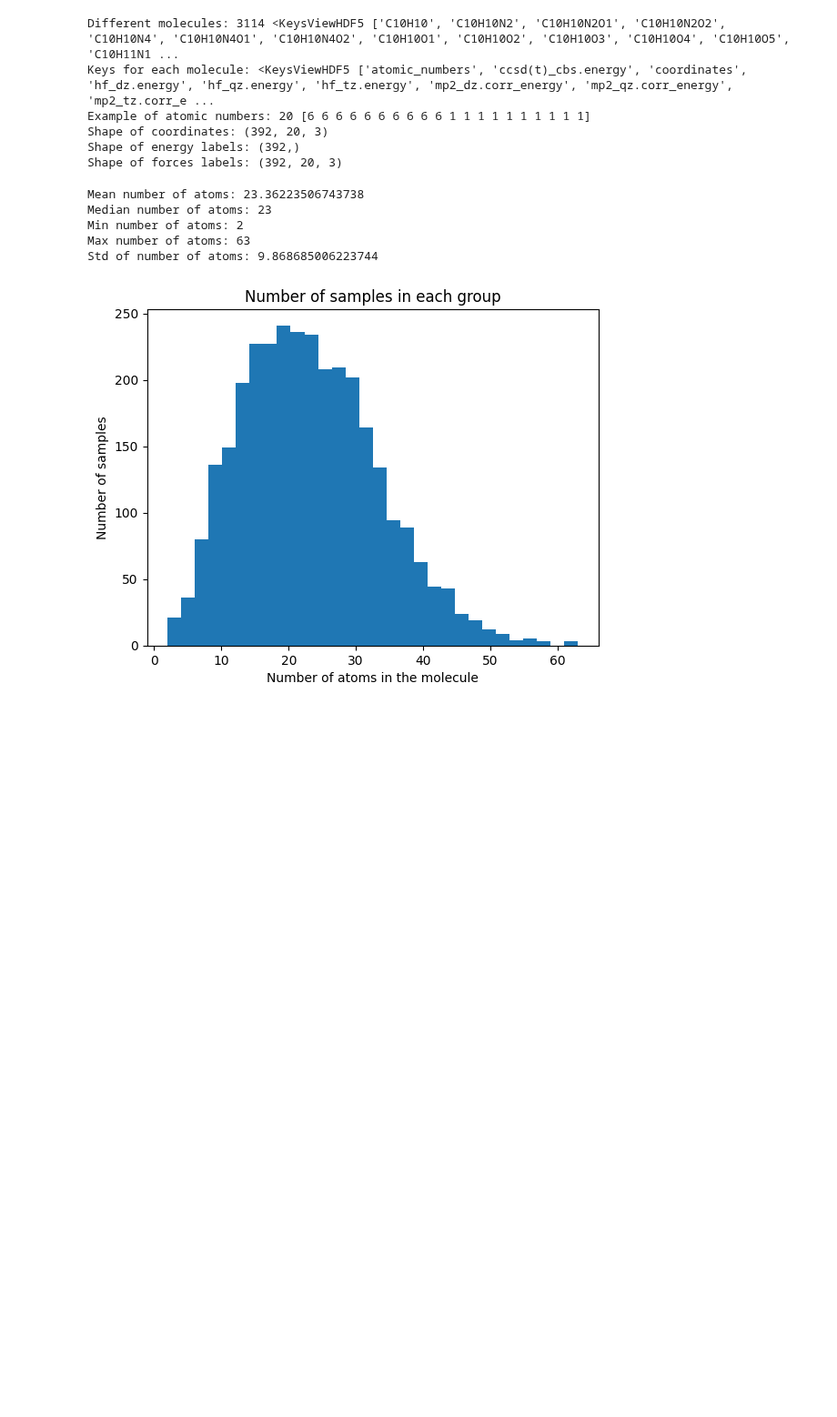
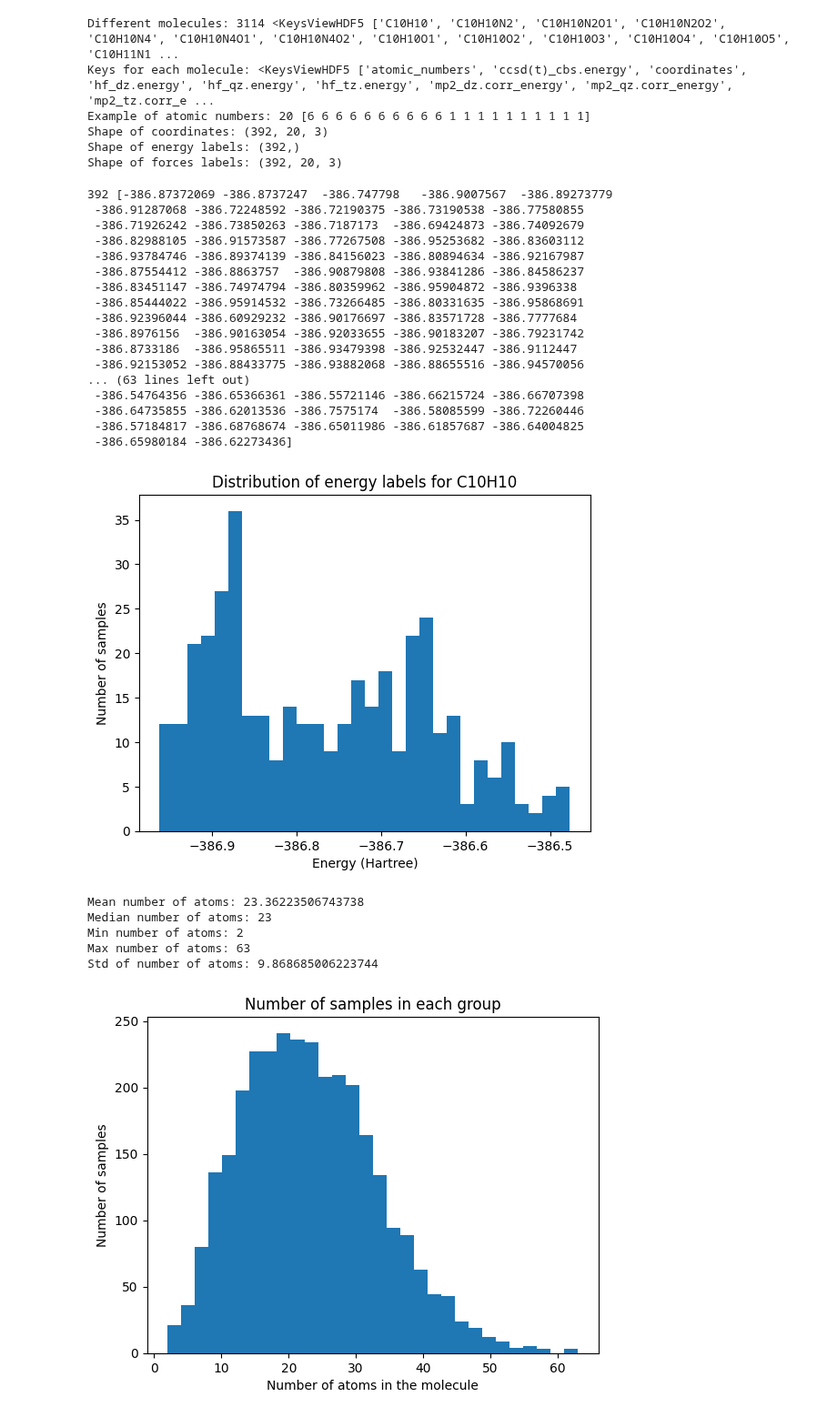
Before and after one commit to matteotolloso/mace, a Jupyter notebook: dataset/ani1x-dataset_split.ipynb, the cells around one changed output. Shown at 91% size. Saved outputs shown, nothing was run; the diff lists cells and outputs as text; code cells hidden in the pictures; blank space fills up the shorter version.

```diff
--- a/dataset/ani1x-dataset_split.ipynb
+++ b/dataset/ani1x-dataset_split.ipynb
@@ -27,6 +27,34 @@ Example of atomic numbers: 20 [6 6 6 6 6 6 6 6 6 6 1 1 1 1 1 1 1 1 1 1]
 Shape of coordinates: (392, 20, 3)
 Shape of energy labels: (392,)
 Shape of forces labels: (392, 20, 3)
+# %%
+# for the molecule C10H10 plot the distributon of the energy labels.
+energy_labels = f['C10H10']['wb97x_dz.energy'][()]
+print(len(energy_labels), energy_labels)
+plt.hist(energy_labels, bins=30)
+plt.xlabel("Energy (Hartree)")
+plt.ylabel("Number of samples")
+plt.title("Distribution of energy labels for C10H10")
+plt.show()
+# %% [output]
+392 [-386.87372069 -386.8737247  -386.747798   -386.9007567  -386.89273779
+ -386.91287068 -386.72248592 -386.72190375 -386.73190538 -386.77580855
+ -386.71926242 -386.73850263 -386.7187173  -386.69424873 -386.74092679
+ -386.82988105 -386.91573587 -386.77267508 -386.95253682 -386.83603112
+ -386.93784746 -386.89374139 -386.84156023 -386.80894634 -386.92167987
+ -386.87554412 -386.8863757  -386.90879808 -386.93841286 -386.84586237
+ -386.83451147 -386.74974794 -386.80359962 -386.95904872 -386.9396338
+ -386.85444022 -386.95914532 -386.73266485 -386.80331635 -386.95868691
+ -386.92396044 -386.60929232 -386.90176697 -386.83571728 -386.7777684
+ -386.8976156  -386.90163054 -386.92033655 -386.90183207 -386.79231742
+ -386.8733186  -386.95865511 -386.93479398 -386.92532447 -386.9112447
+ -386.92153052 -386.88433775 -386.93882068 -386.88655516 -386.94570056
+... (63 lines left out)
+ -386.54764356 -386.65366361 -386.55721146 -386.66215724 -386.66707398
+ -386.64735855 -386.62013536 -386.7575174  -386.58085599 -386.72260446
+ -386.57184817 -386.68768674 -386.65011986 -386.61857687 -386.64004825
+ -386.65980184 -386.62273436]
+[figure, added]
 # %%
 import h5py
 import matplotlib.pyplot as plt
```
Also changed, not shown: parts of 1 cell of this notebook, 9 other files.
